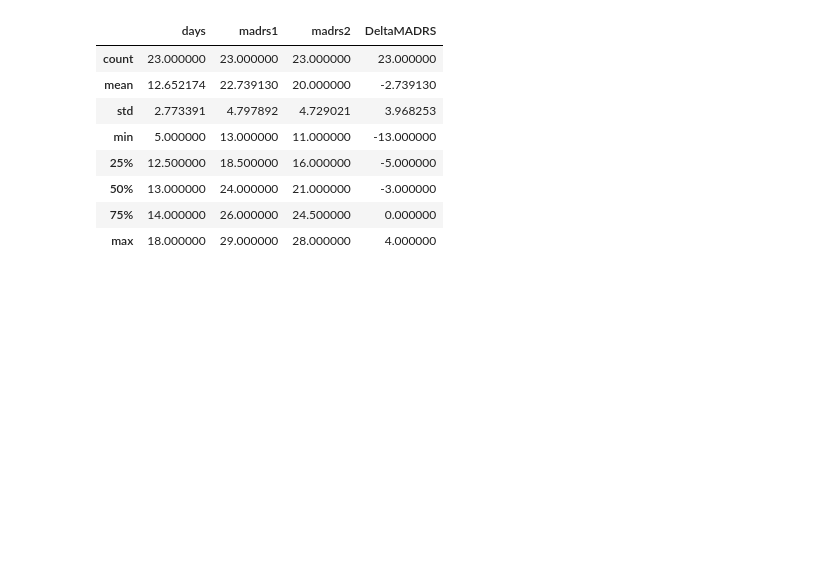
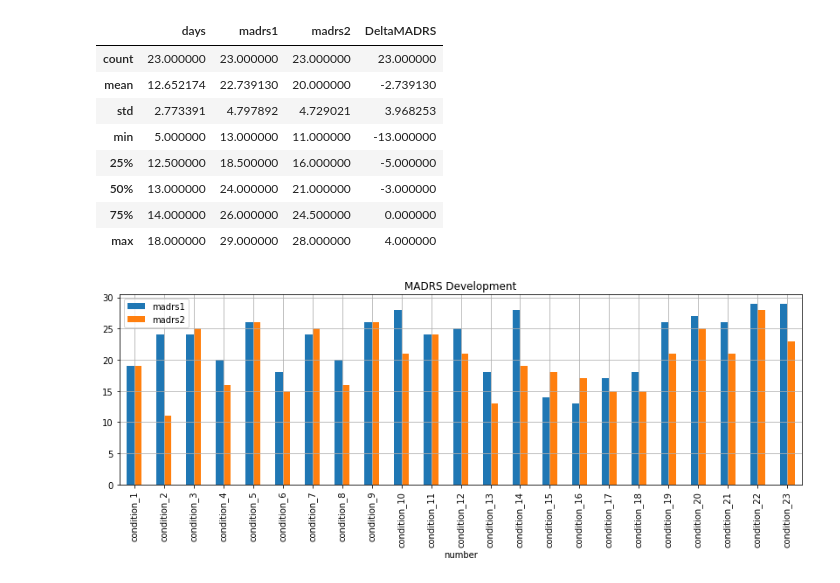
Before and after one commit to Empire-of-Dev/depression_data-TEAM_A, a Jupyter notebook: depression data.ipynb, the cells around one changed output. Cells and saved outputs as stored; diff of their text form; code cells hidden in the pictures; blank space fills up the shorter version.

```diff
--- a/depression data.ipynb
+++ b/depression data.ipynb
@@ -110,3 +110,15 @@ data_condition[features_num].describe()
 | 50% | 13.000000 | 24.000000 | 21.000000 | -3.000000 |
 | 75% | 14.000000 | 26.000000 | 24.500000 | 0.000000 |
 | max | 18.000000 | 29.000000 | 28.000000 | 4.000000 |
+# %%
+temp_plot_paras = plt.rcParams['figure.figsize']
+
+plt.rcParams['figure.figsize'] = (14,4)
+data_condition.plot(x='number', y=['madrs1','madrs2'], kind='bar')
+plt.title('MADRS Development')
+plt.grid()
+plt.show()
+
+plt.rcParams['figure.figsize'] = temp_plot_paras
+# %% [output]
+[figure, added]
```
Also changed, not shown: parts of 26 cells of this notebook.
